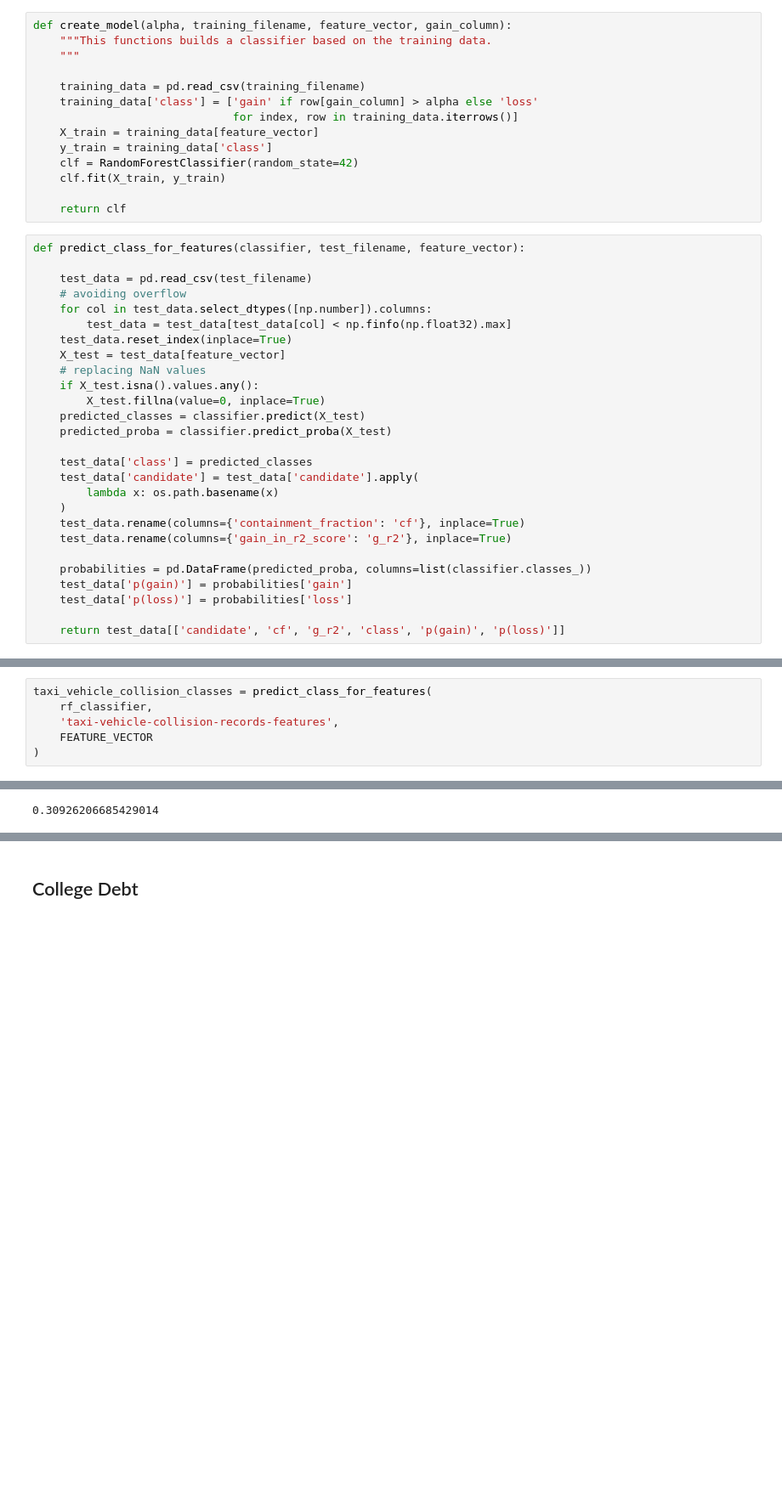
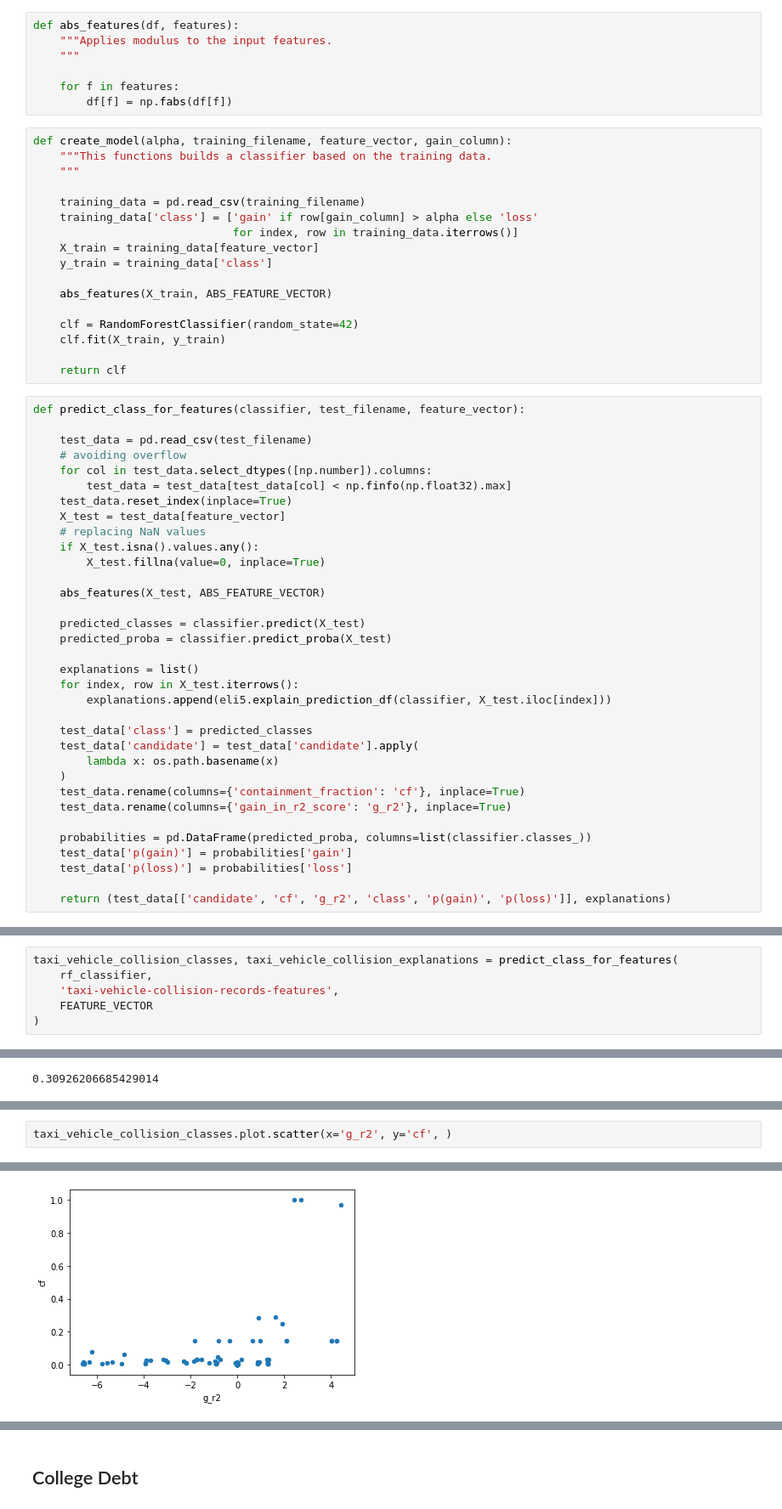
Before and after one commit to VIDA-NYU/prida, a Jupyter notebook: use-cases/datamart-data/predict-datamart-use-cases.ipynb, the cells around one changed output, grey strips where cells are left out. Shown at 85% size. Cells and saved outputs as stored; diff of their text form; blank space fills up the shorter version.

```diff
--- a/use-cases/datamart-data/predict-datamart-use-cases.ipynb
+++ b/use-cases/datamart-data/predict-datamart-use-cases.ipynb
@@ -40,3 +57,10 @@ def print_df(df):
+# %%
+def abs_features(df, features):
+    """Applies modulus to the input features.
+    """
+
+    for f in features:
+        df[f] = np.fabs(df[f])
 # %%
 def create_model(alpha, training_filename, feature_vector, gain_column):
     """This functions builds a classifier based on the training data.
@@ -47,6 +71,9 @@ def create_model(alpha, training_filename, feature_vector, gain_column):
                               for index, row in training_data.iterrows()]
     X_train = training_data[feature_vector]
     y_train = training_data['class']
+
+    abs_features(X_train, ABS_FEATURE_VECTOR)
+
     clf = RandomForestClassifier(random_state=42)
     clf.fit(X_train, y_train)
 
@@ -63,8 +90,15 @@ def predict_class_for_features(classifier, test_filename, feature_vector):
     # replacing NaN values
     if X_test.isna().values.any():
         X_test.fillna(value=0, inplace=True)
+
+    abs_features(X_test, ABS_FEATURE_VECTOR)
+
     predicted_classes = classifier.predict(X_test)
     predicted_proba = classifier.predict_proba(X_test)
+
+    explanations = list()
+    for index, row in X_test.iterrows():
+        explanations.append(eli5.explain_prediction_df(classifier, X_test.iloc[index]))
 
     test_data['class'] = predicted_classes
     test_data['candidate'] = test_data['candidate'].apply(
@@ -77,4 +111,4 @@ def predict_class_for_features(classifier, test_filename, feature_vector):
     test_data['p(gain)'] = probabilities['gain']
     test_data['p(loss)'] = probabilities['loss']
 
-    return test_data[['candidate', 'cf', 'g_r2', 'class', 'p(gain)', 'p(loss)']]
+    return (test_data[['candidate', 'cf', 'g_r2', 'class', 'p(gain)', 'p(loss)']], explanations)
@@ -112,7 +177,7 @@ rf_classifier = create_model(
 # %% [markdown]
 ## NY Taxi and Vehicle Collision Problem
 # %%
-taxi_vehicle_collision_classes = predict_class_for_features(
+taxi_vehicle_collision_classes, taxi_vehicle_collision_explanations = predict_class_for_features(
     rf_classifier,
     'taxi-vehicle-collision-records-features',
     FEATURE_VECTOR
@@ -154,0 +283,3 @@ compute_pearson(taxi_vehicle_collision_classes, 'cf', 'p(gain)')
+# %%
+taxi_vehicle_collision_classes.plot.scatter(x='g_r2', y='cf', )
+# %% [output]
@@ -155,3 +287,4 @@ compute_pearson(taxi_vehicle_collision_classes, 'cf', 'p(gain)')
+[figure, added]
 # %%
 # Pearson between gain in R2 and probability of being classified as gain
 compute_pearson(taxi_vehicle_collision_classes, 'g_r2', 'p(gain)')
```
Also changed, not shown: parts of 20 cells of this notebook, 1 other file.
